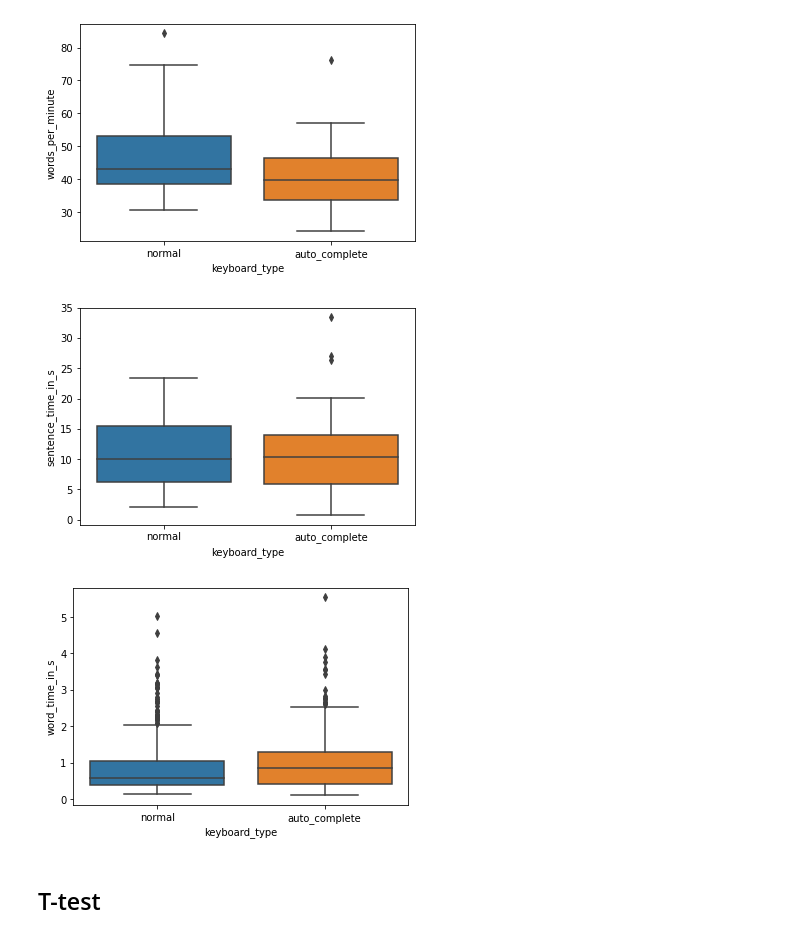
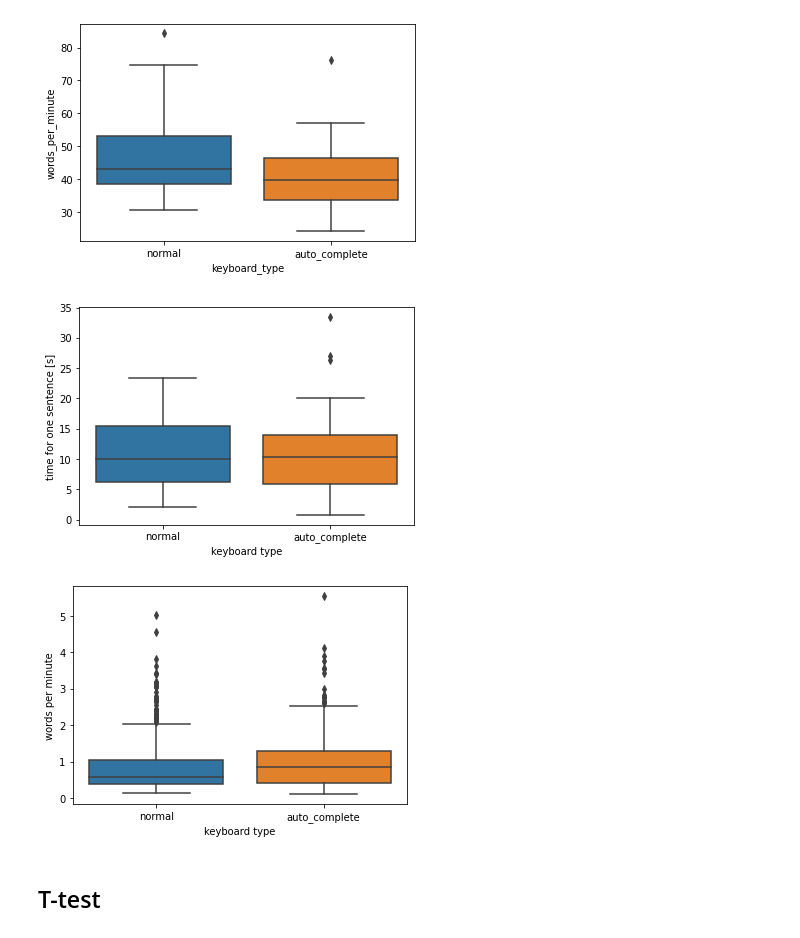
Before and after one commit to ITT-21SS-UR/assignment-5-text-entry-cs, a Jupyter notebook: experiment/analysis.ipynb, the cells around one changed output. Drawn from its saved outputs; the diff is of its cells as text; code cells hidden in the pictures.

Commit message:
Update of analysis plus adding plots.

```diff
--- a/experiment/analysis.ipynb
+++ b/experiment/analysis.ipynb
@@ -313,25 +313,27 @@ plt.show()
 # %%
 box_plot_time = sns.boxplot(
     data=time_per_sentence,
     x="keyboard_type",
     y="sentence_time_in_s"
 )
 
-box_plot_time.set(xlabel="keyboard_type", ylabel="sentence_time_in_s")
+box_plot_time.set(xlabel="keyboard type", ylabel="time for one sentence [s]")
+plt.savefig('boxplot_time_per_sentence.png')
 plt.show()
 # %% [output]
-[figure, old version]
+[figure, new version]
 # %%
-box_plot_time = sns.boxplot(
+box_plot_wps = sns.boxplot(
     data=time_per_word,
     x="keyboard_type",
     y="word_time_in_s"
 )
 
-box_plot_time.set(xlabel="keyboard_type", ylabel="word_time_in_s")
+box_plot_wps.set(xlabel="keyboard type", ylabel="words per minute")
+# plt.savefig('boxplot_wps.png')
 plt.show()
 # %% [output]
-[figure, old version]
+[figure, new version]
 # %% [markdown]
 ## T-test
 # %% [markdown]
```
Also changed, not shown: parts of 2 cells of this notebook, 3 other files.
